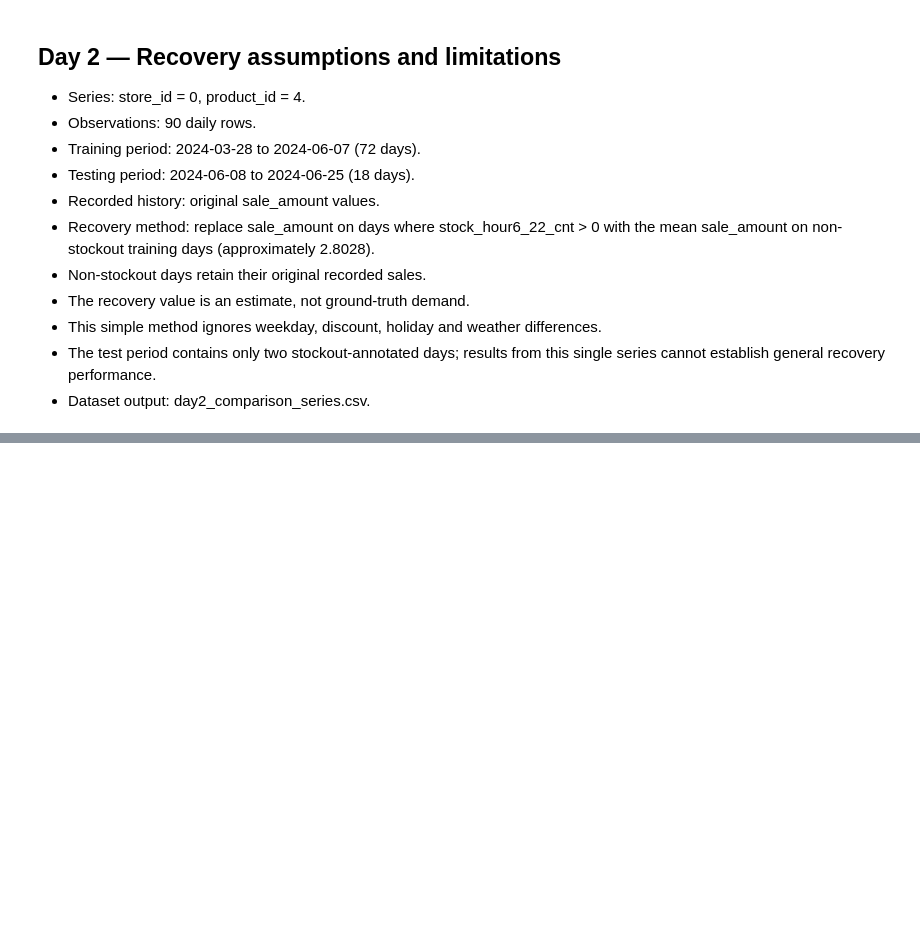
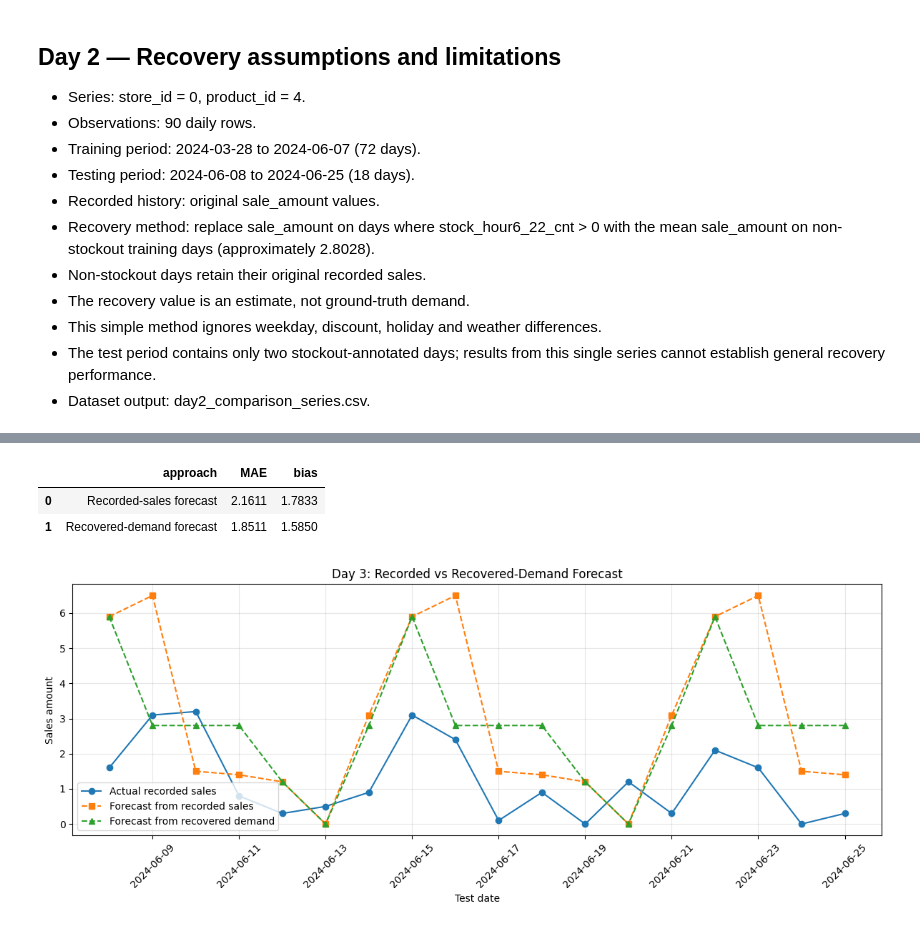
Before and after one commit to siddhivdash/frn-50k-baseline, a Jupyter notebook: day1_data_exploration.ipynb, the cells around one changed output, grey strips where cells are left out. Saved outputs shown, nothing was run; the diff lists cells and outputs as text; code cells hidden in the pictures; blank space fills up the shorter version.

Commit message:
Day 3: Compare recorded-sales and recovered-demand forecasts

```diff
--- a/day1_data_exploration.ipynb
+++ b/day1_data_exploration.ipynb
@@ -913,0 +966,70 @@ File exists: True
+# %%
+
+# Evaluate both forecasts against the same observed test sales.
+
+actual = forecast_df["actual_sales"].to_numpy()
+pred_recorded = forecast_df["recorded_sales_forecast"].to_numpy()
+pred_recovered = forecast_df["recovered_demand_forecast"].to_numpy()
+
+results = []
+
+for name, predictions in [
+    ("Recorded-sales forecast", pred_recorded),
+    ("Recovered-demand forecast", pred_recovered),
+]:
+    errors = predictions - actual
+
+    results.append({
+        "approach": name,
+        "MAE": np.mean(np.abs(errors)),
+        "bias": np.mean(errors),
+    })
+
+results_df = pd.DataFrame(results)
+
+results_df[["MAE", "bias"]] = results_df[["MAE", "bias"]].round(4)
+
+display(results_df)
+# %% [output]
+|  | approach | MAE | bias |
+| 0 | Recorded-sales forecast | 2.1611 | 1.7833 |
+| 1 | Recovered-demand forecast | 1.8511 | 1.5850 |
+# %%
+
+import matplotlib.pyplot as plt
+
+plt.figure(figsize=(12, 5))
+
+plt.plot(
+    forecast_df["dt"],
+    forecast_df["actual_sales"],
+    marker="o",
+    label="Actual recorded sales"
+)
+
+plt.plot(
+    forecast_df["dt"],
+    forecast_df["recorded_sales_forecast"],
+    marker="s",
+    linestyle="--",
+    label="Forecast from recorded sales"
+)
+
+plt.plot(
+    forecast_df["dt"],
+    forecast_df["recovered_demand_forecast"],
+    marker="^",
+    linestyle="--",
+    label="Forecast from recovered demand"
+)
+
+plt.title("Day 3: Recorded vs Recovered-Demand Forecast")
+plt.xlabel("Test date")
+plt.ylabel("Sales amount")
+plt.xticks(rotation=45)
+plt.legend()
+plt.grid(True, alpha=0.3)
+plt.tight_layout()
+plt.show()
+# %% [output]
+[figure, added]
```
Also changed, not shown: parts of 4 cells of this notebook, 3 other files.
